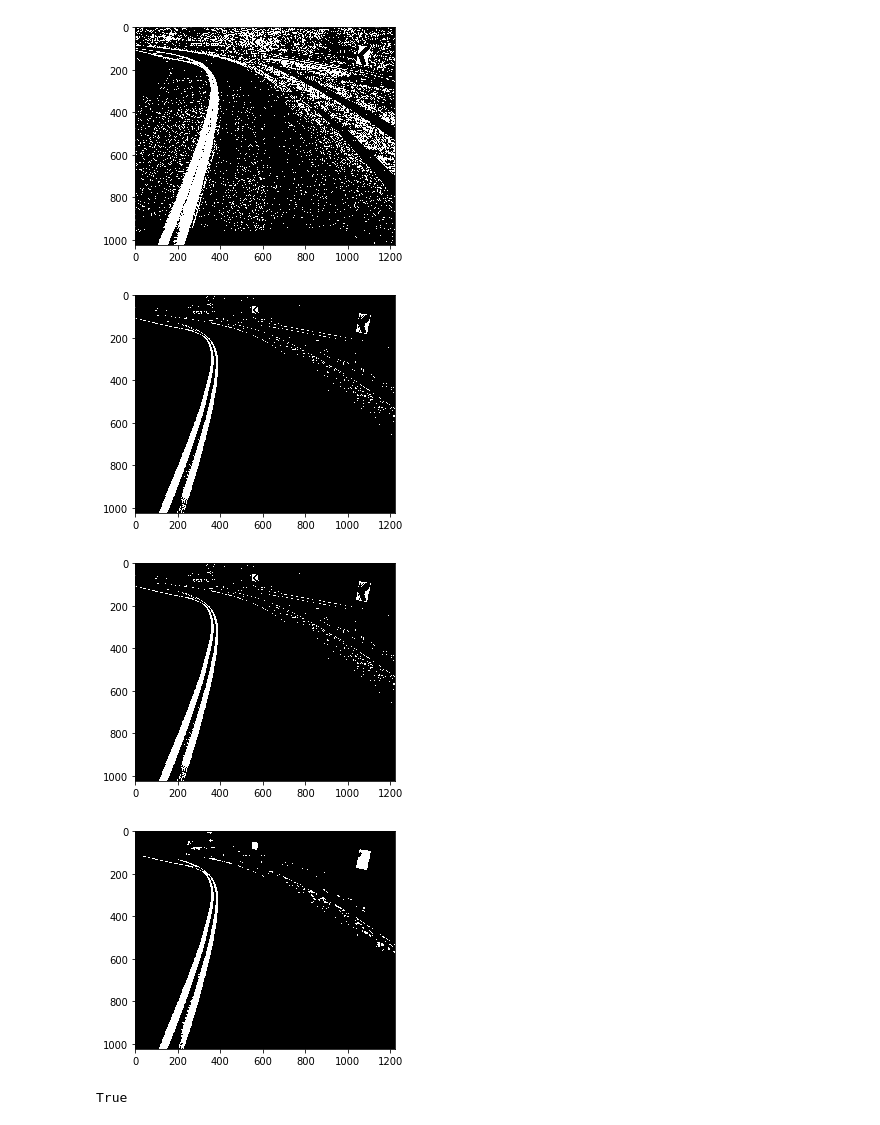
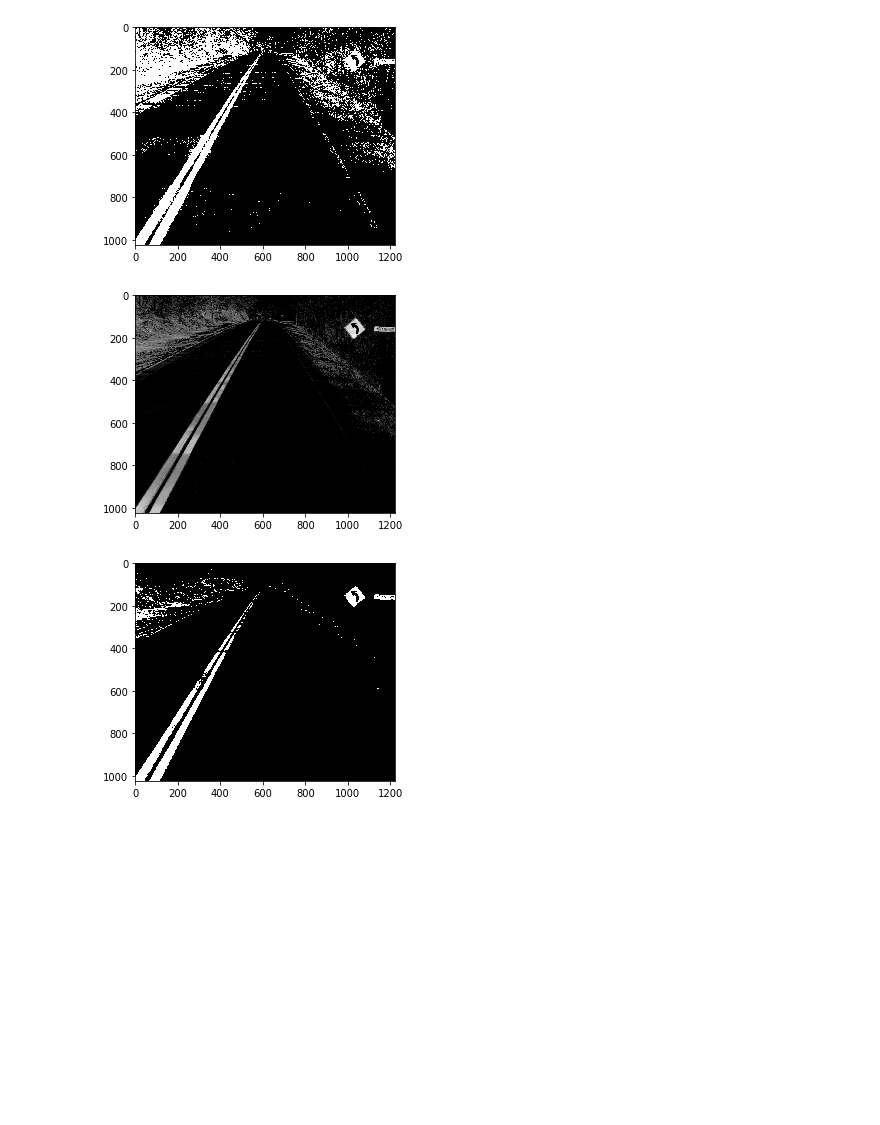
Before and after one commit to anliec/curve_sign_detection, a Jupyter notebook: test_filter.ipynb, the cells around one changed output. Drawn from its saved outputs; the diff is of its cells as text; code cells hidden in the pictures; blank space fills up the shorter version.

```diff
--- a/test_filter.ipynb
+++ b/test_filter.ipynb
@@ -12,7 +14,7 @@ from src.detector.color_model_filter import *
 # %%
 #im = cv2.imread("data/006.jpg")
 #file = "data/{:03d}.jpg".format(random.randint(1,404))
-file = "data/244.jpg"
+file = "data/269.jpg"
 print(file)
 im = cv2.imread(file)
 im = im[30:, :, :]
@@ -60,51 +62,22 @@ pylab.show()
 # %%
-imhm = (im_hsv[:, :, 0] < 35) * (im_hsv[:, :, 0] > 10)
+hue = im_hsv[:, :, 0]
+hue = cv2.GaussianBlur(im_hsv[:, :, 0], (3,3), 0)
+imhm = (hue < 35) * (hue > 10)
 pylab.imshow(imhm, cmap=pylab.gray())
 pylab.show()
 # %% [output]
-[figure, old version]
+[figure, new version]
 # %%
 yellow_saturation = im_hsv[:, :, 1] * imhm
 smax = yellow_saturation.max()
 smin = yellow_saturation.min()  # == 0 ...
 yellow_saturation = (yellow_saturation - smin) * (255 / (smax - smin))
-imsm = (yellow_saturation > 100)
+yellow_saturation = cv2.GaussianBlur(yellow_saturation, (3,3), 0)
+pylab.imshow(yellow_saturation, cmap=pylab.gray())
+pylab.show()
+imsm = (yellow_saturation > 105)
 pylab.imshow(imsm, cmap=pylab.gray())
 pylab.show()
 # %% [output]
-[figure, old version]
+[figure, new version]
+[figure, added]
-# %%
-mask = (imsm).astype(np.uint8)
-
-pylab.imshow(mask, cmap=pylab.gray())
-pylab.show()
-cv2.imwrite("masknf.png", mask  * 255 )
-
-small_closing_kernel = cv2.getStructuringElement(cv2.MORPH_ELLIPSE,(5,5))
-mask = cv2.morphologyEx(mask, cv2.MORPH_CLOSE, small_closing_kernel) # close sign
-
-_, contours, _ = cv2.findContours(mask, cv2.RETR_EXTERNAL, cv2.CHAIN_APPROX_SIMPLE)
-mask = cv2.drawContours(mask, contours, -1, 1, -1)
-
-
-noise_kernel = cv2.getStructuringElement(cv2.MORPH_ELLIPSE,(3,3))
-closing_kernel = cv2.getStructuringElement(cv2.MORPH_ELLIPSE,(17,17))
-erode_kernel = np.ones((3,3), dtype=np.uint8)
-#dilating_kernel = np.ones((15,15), dtype=np.uint8)
-
-#mask = cv2.erode(mask, erode_kernel, iterations = 1)
-
-mask = cv2.morphologyEx(mask, cv2.MORPH_OPEN, noise_kernel) # remove noise
-#mask = cv2.morphologyEx(mask, cv2.MORPH_CLOSE, closing_kernel) # close sign
-
-#pylab.imshow(mask, cmap=pylab.gray())
-#pylab.show()
-
-#mask = cv2.dilate(mask, dilating_kernel, iterations = 1)
-pylab.imshow(mask, cmap=pylab.gray())
-pylab.show()
-cv2.imwrite("mask.png", mask  * 255 )
-# %% [output]
-[figure, removed]
-[figure, removed]
-True
```
Also changed, not shown: parts of 10 cells of this notebook, 6 other files.
